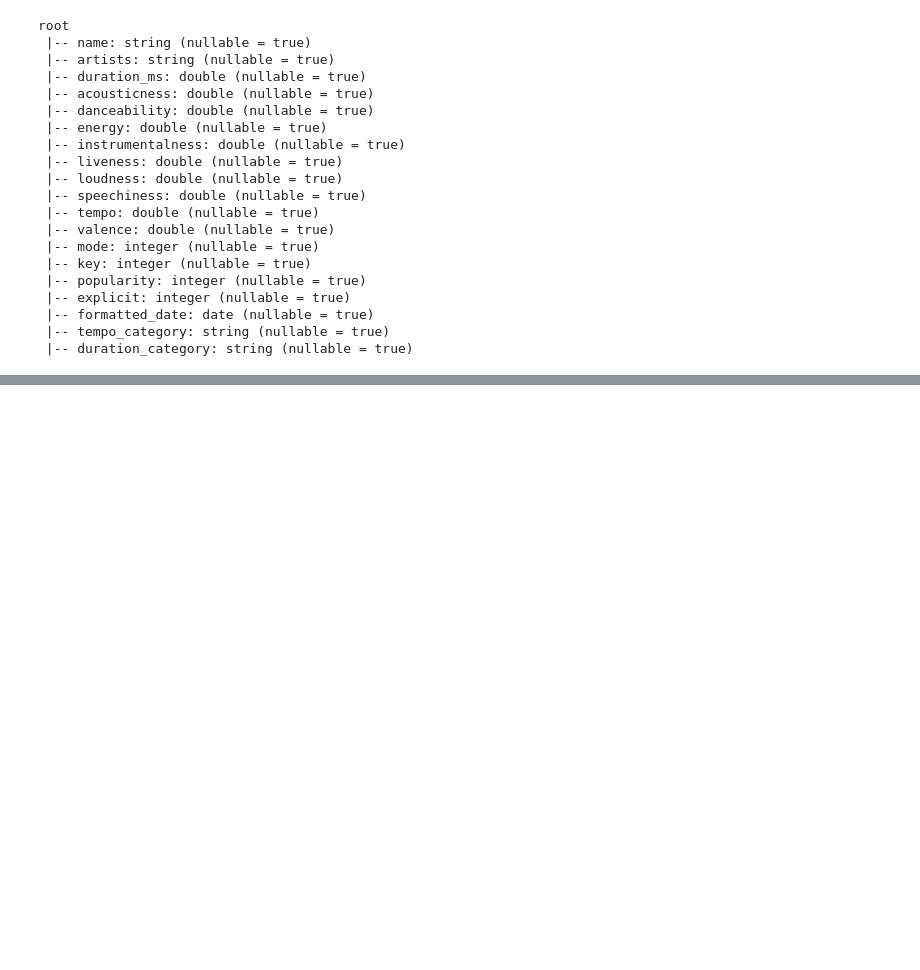
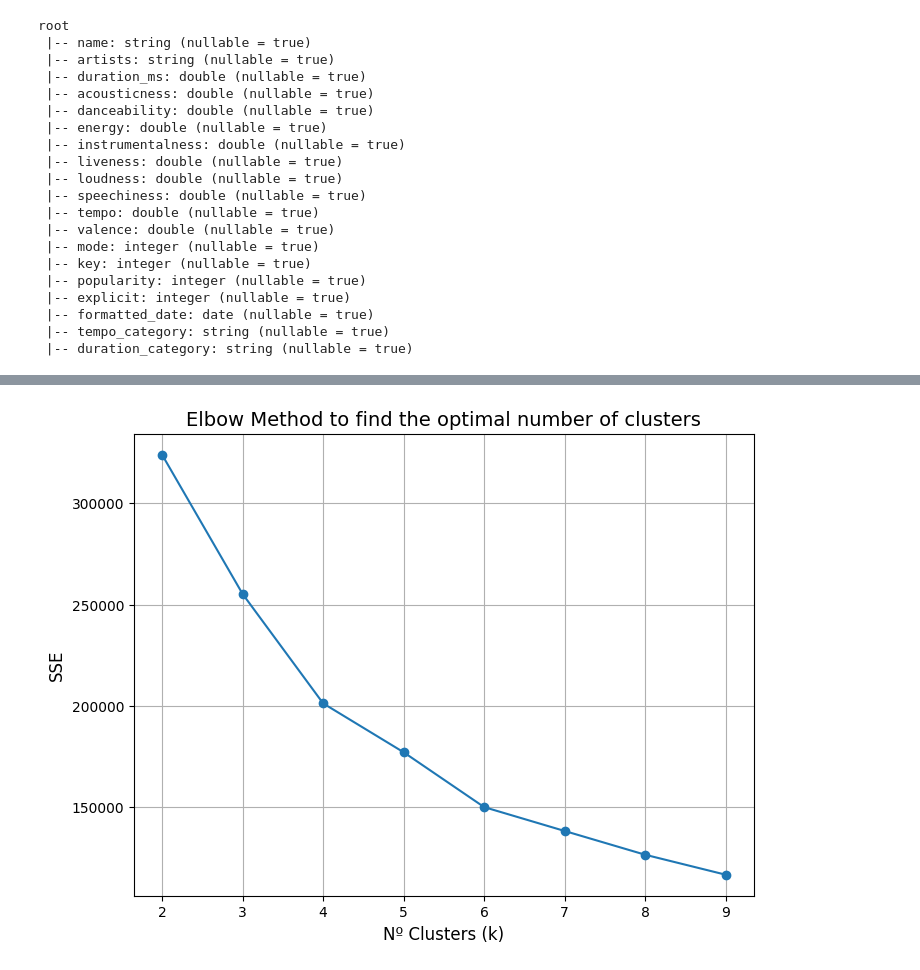
Before and after one commit to projects-data-engineer/spotify-pyspark, a Jupyter notebook: spotify_curiosity.ipynb, the cells around one changed output, grey strips where cells are left out. Cells and saved outputs as stored; diff of their text form; code cells hidden in the pictures; blank space fills up the shorter version.

```diff
--- a/spotify_curiosity.ipynb
+++ b/spotify_curiosity.ipynb
@@ -60,0 +108,12 @@ avg_duration_top_songs = top_songs.selectExpr("avg(duration_ms) as avg_duration"
+# %%
+# Select the columns by the cluster
+feature_cols = ["tempo", "valence", "danceability"]
+# %%
+# Create a caracteristics vector
+assembler = VectorAssembler(inputCols=feature_cols, outputCol="features")
+df_features = assembler.transform(df)
+# %%
+# Scaling the characteristics
+scaler = StandardScaler(inputCol="features", outputCol="scaled_features", withStd=True, withMean=False)
+scaler_model = scaler.fit(df_features)
+df_scaled = scaler_model.transform(df_features)
@@ -60,0 +122,18 @@ avg_duration_top_songs = top_songs.selectExpr("avg(duration_ms) as avg_duration"
+# %%
+# Test different values of K
+
+cost = []
+for k in range(2, 10):
+    kmeans = KMeans(featuresCol="scaled_features", k=k, seed=42)
+    model = kmeans.fit(df_scaled)
+    cost.append(model.summary.trainingCost)
+
+# "Elbow Method"
+plt.figure(figsize=(8, 6))
+plt.plot(range(2, 10), cost, marker='o')
+plt.title("Elbow Method to find the optimal number of clusters",  fontsize=14)
+plt.xlabel("Nº Clusters (k)", fontsize=12)
+plt.ylabel("SSE", fontsize=12)
+plt.grid(True)
+plt.show()
+# %% [output]
@@ -60,0 +142 @@ avg_duration_top_songs = top_songs.selectExpr("avg(duration_ms) as avg_duration"
+[figure, added]
```
Also changed, not shown: parts of 32 cells of this notebook, 1 other file.
